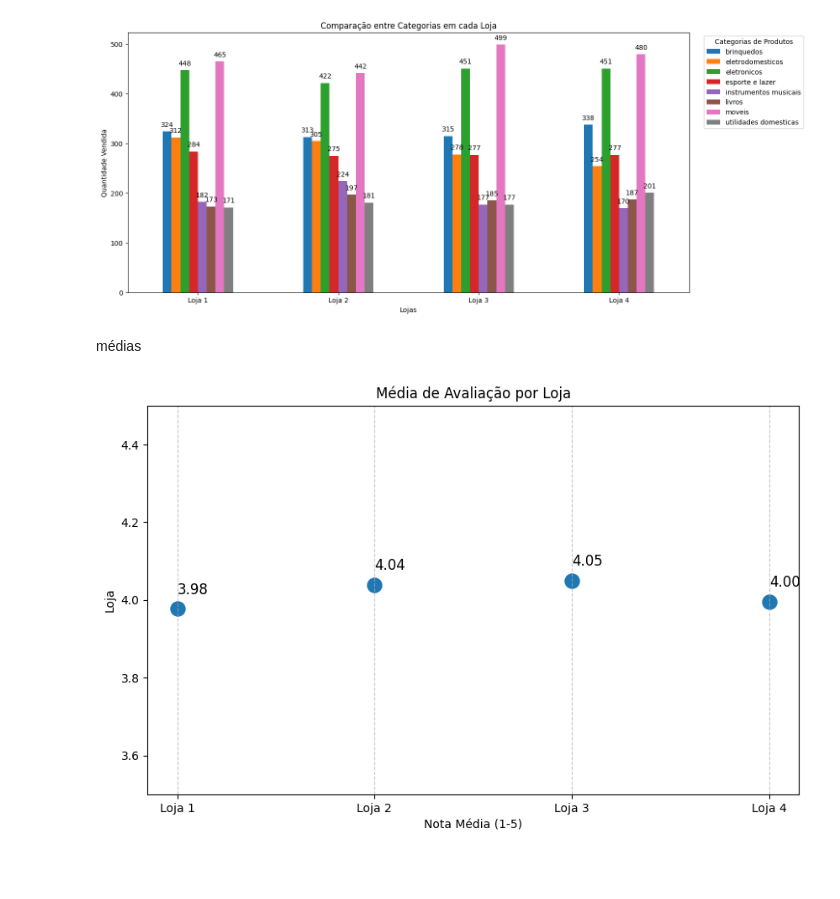
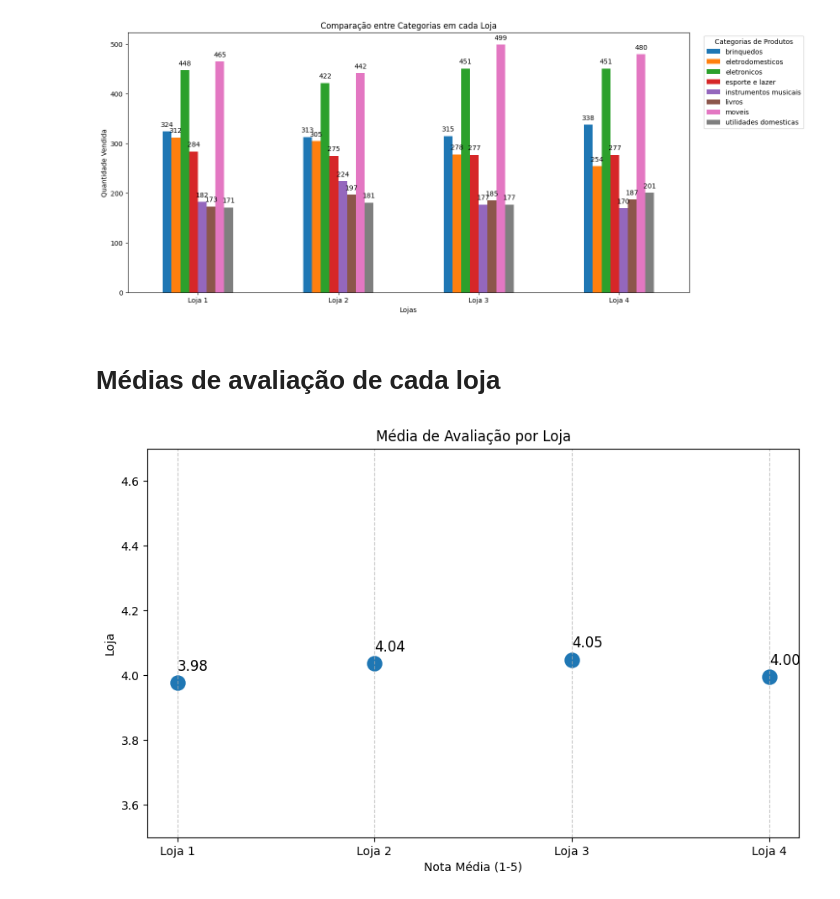
Before and after one commit to tama9-ball/challenge-alura-store, a Jupyter notebook: AluraStoreBrasil.ipynb, the cells around one changed output. Cells and saved outputs as stored; diff of their text form; code cells hidden in the pictures; blank space fills up the shorter version.

Commit message:
Adiciona o valor exato de cada item dos gráficos

```diff
--- a/AluraStoreBrasil.ipynb
+++ b/AluraStoreBrasil.ipynb
@@ -173,9 +179,13 @@ Vendas por categoria
 # %%
-plt.figure(figsize =(10,6))
+plt.figure(figsize =(10,6)) #gera o gráfico
 plt.stem(dados_frete.index, dados_frete.values)
 plt.title('Frete Médio por Loja')
 plt.ylabel('Custo Médio do Frete (R$)')
 plt.xlabel('Loja')
 plt.gca().yaxis.set_major_formatter(formatador)
+
+for i, media_valor in enumerate(dados_frete.values): #adiciona o valor exaato pra cada ponto
+    plt.text( x=i, y=media_valor + 0.5, s=f'R${media_valor:.2f}', ha='center', va='bottom', fontsize=7)
+
 plt.show()
 # %% [output]
@@ -192,17 +203,20 @@ plt.xlabel('Lojas')
 for barra in grf_cat.patches: grf_cat.annotate(f'{barra.get_height():.0f}', (barra.get_x() + barra.get_width() / 2, barra.get_height()), ha='center', va='bottom', xytext=(0, 5), textcoords='offset points')
 # %% [output]
 [figure]
-# %% [markdown]
-médias
+# %% [markdown]
+# Médias de avaliação de cada loja
 # %%
-plt.figure(figsize=(10, 6))
+plt.figure(figsize=(10, 6)) #gera o gráfico
 plt.scatter(y=dados_avaliacoes.values, x=dados_avaliacoes.index, s=150)
 plt.title('Média de Avaliação por Loja')
 plt.xlabel('Nota Média (1-5)')
 plt.ylabel('Loja')
 plt.grid(axis='x', linestyle='--', alpha=0.7)
-plt.ylim(3.5, 4.5)
-for i, (loja_nome, media_valor) in enumerate(dados_avaliacoes.items()):
+plt.ylim(3.5, 4.7)
+
+for i, (loja_nome, media_valor) in enumerate(dados_avaliacoes.items()): #adiciona o valor exato pra cada ponto
     plt.text(y=media_valor + 0.05, x=i, s=f'{media_valor:.2f}', va='center',fontsize=12)
+
+plt.show()
 # %% [output]
-[figure, old version]
+[figure, new version]
```
Also changed, not shown: parts of 10 cells of this notebook.
